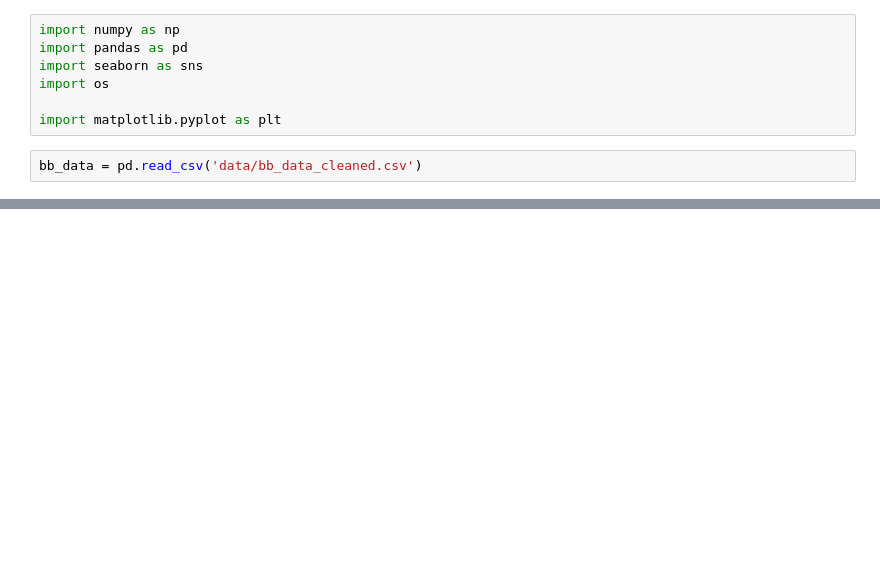
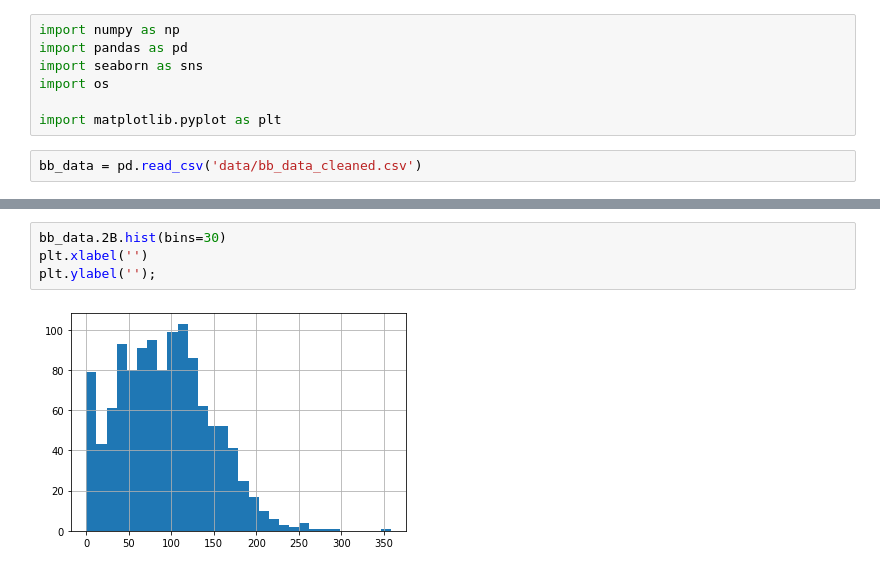
Before and after one commit to imartinez96/Springboard, a Jupyter notebook: CapstoneTwo/capstonetwo_eda.ipynb, the cells around one changed output, grey strips where cells are left out. Saved outputs shown, nothing was run; the diff lists cells and outputs as text; blank space fills up the shorter version.

```diff
--- a/CapstoneTwo/capstonetwo_eda.ipynb
+++ b/CapstoneTwo/capstonetwo_eda.ipynb
@@ -53,0 +82,6 @@ sns.heatmap(bb_data.corr());
+# %%
+bb_data.2B.hist(bins=30)
+plt.xlabel('')
+plt.ylabel('');
+# %% [output]
+[figure, added]
```
Also changed, not shown: parts of 18 cells of this notebook, 1 other file.
